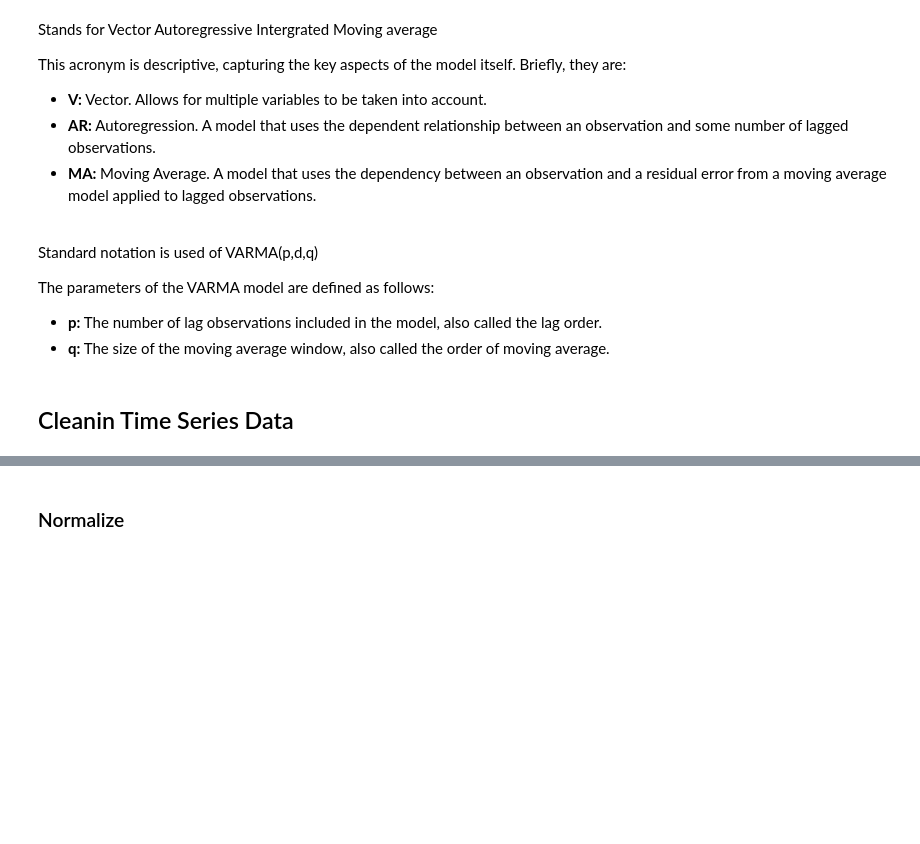
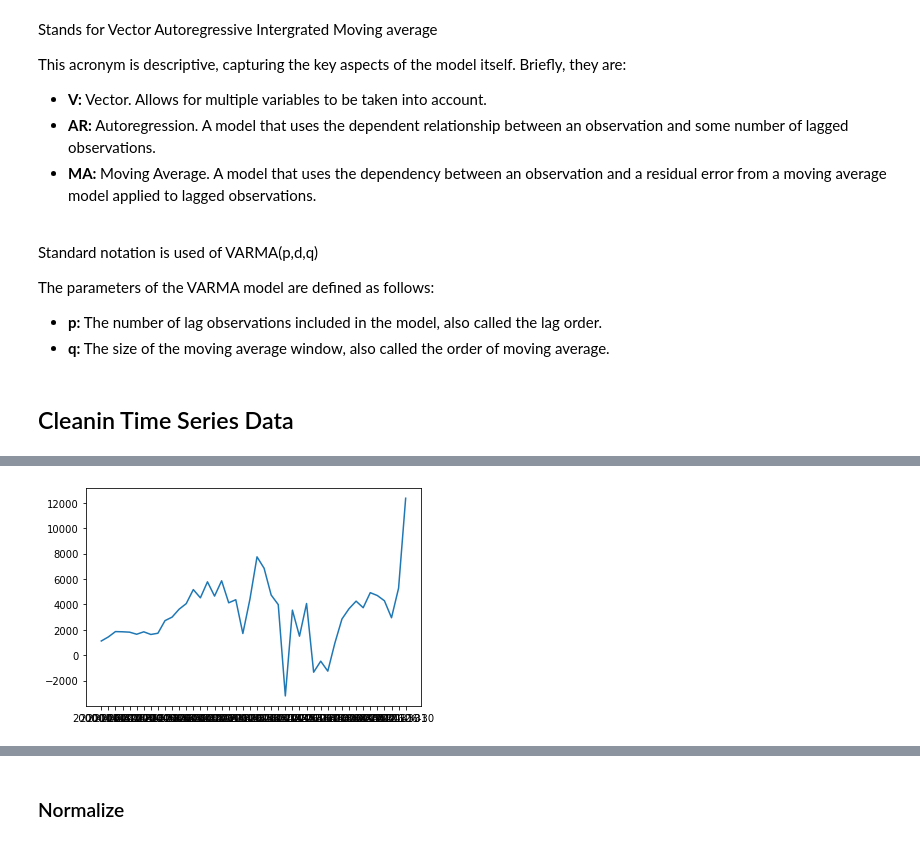
Before and after one commit to ADSMining/Mining, a Jupyter notebook: Notebooks/Modelling_notebooks/VARMA.ipynb, the cells around one changed output, grey strips where cells are left out. Cells and saved outputs as stored; diff of their text form; code cells hidden in the pictures; blank space fills up the shorter version.

```diff
--- a/Notebooks/Modelling_notebooks/VARMA.ipynb
+++ b/Notebooks/Modelling_notebooks/VARMA.ipynb
@@ -35,3 +38,15 @@ The parameters of the VARMA model are defined as follows:
 </li><li><b>q:</b> The size of the moving average window, also called the order of moving average. </li></ul>
 # %% [markdown]
 ## Cleanin Time Series Data
+# %%
+#Getting combine dataset
+
+AAL_merged_df = pd.read_csv('../../Notebooks/Datasets/Merged_Dataset/AAL LN Equity_merged_features.csv')
+ANTO_merged_df = pd.read_csv('../../Notebooks/Datasets/Merged_Dataset/ANTO LN Equity_merged_features.csv')
+BHP_merged_df = pd.read_csv('../../Notebooks/Datasets/Merged_Dataset/BHP LN Equity_merged_features.csv')
+EVR_merged_df = pd.read_csv('../../Notebooks/Datasets/Merged_Dataset/EVR LN Equity_merged_features.csv')
+GLEN_merged_df = pd.read_csv('../../Notebooks/Datasets/Merged_Dataset/GLEN LN Equity_merged_features.csv')
+RIO_merged_df = pd.read_csv('../../Notebooks/Datasets/Merged_Dataset/RIO LN Equity_merged_features.csv')
+
+companies_financial_dataset = pd.read_csv('../../Notebooks/Datasets/Financial_dataset/F3METL_Comp.csv', index_col = False)
+companies_financial_dataset = wf.F3Metl_Comp_Wrangler(companies_financial_dataset)
@@ -38,5 +74,13 @@ The parameters of the VARMA model are defined as follows:
 # %%
-df1 = pd.read()
-df2 = pd.read()
+#trying to predict
+EBITDA = AAL_merged_df.loc[:,['Date','EBITDA']]
+#data ship assiting the prediction
+Feature =AAL_merged_df.loc[:,['Date','Shipping costs_Shipping costs']]
+#Dates
+Dates = AAL_merged_df['Date']
 # %%
-#plot series
+#plot for EBITDA
+plt.plot(Dates,EBITDA['EBITDA'])
+plt.show()
+# %% [output]
+[figure, added]
```
Also changed, not shown: parts of 30 cells of this notebook.
